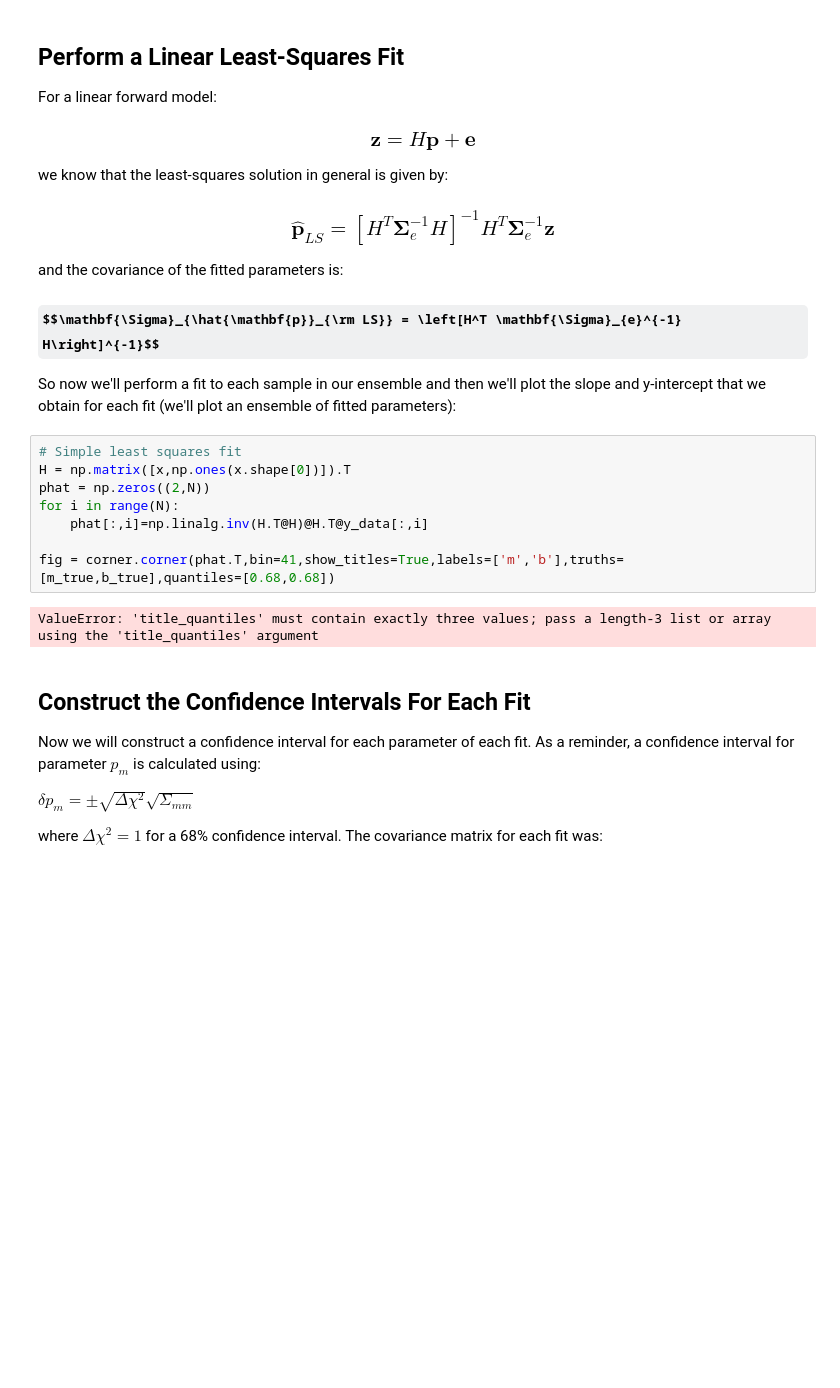
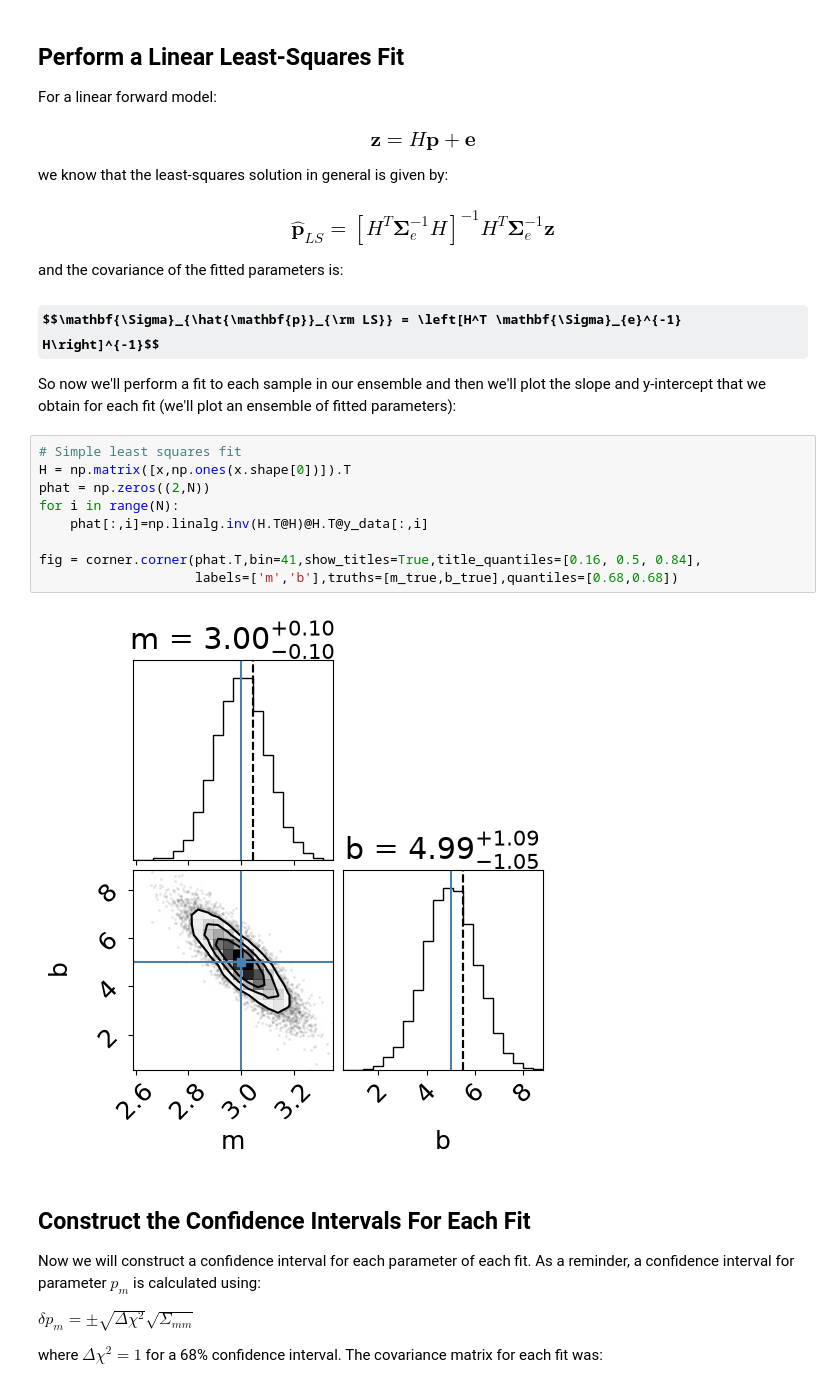
Before and after one commit to isrsummerschool/lecture_supplements_2026, a Jupyter notebook: data_analysis_and_fitting/summary_and_review/ConfidenceIntervalsInterpretation.ipynb, the cells around one changed output. Cells and saved outputs as stored; diff of their text form; some formulas as TeX source; blank space fills up the shorter version.

```diff
--- a/data_analysis_and_fitting/summary_and_review/ConfidenceIntervalsInterpretation.ipynb
+++ b/data_analysis_and_fitting/summary_and_review/ConfidenceIntervalsInterpretation.ipynb
@@ -85,13 +85,14 @@ So now we'll perform a fit to each sample in our ensemble and then we'll plot th
 # %%
 # Simple least squares fit
 H = np.matrix([x,np.ones(x.shape[0])]).T
 phat = np.zeros((2,N))
 for i in range(N):
     phat[:,i]=np.linalg.inv(H.T@H)@H.T@y_data[:,i]
 
-fig = corner.corner(phat.T,bin=41,show_titles=True,labels=['m','b'],truths=[m_true,b_true],quantiles=[0.68,0.68])
+fig = corner.corner(phat.T,bin=41,show_titles=True,title_quantiles=[0.16, 0.5, 0.84],
+                    labels=['m','b'],truths=[m_true,b_true],quantiles=[0.68,0.68])
 # %% [output]
-ValueError: 'title_quantiles' must contain exactly three values; pass a length-3 list or array using the 'title_quantiles' argument
+[figure, added]
 # %% [markdown]
 ## **Construct the Confidence Intervals For Each Fit**
 
```
Also changed, not shown: parts of 1 cell of this notebook, 1 other file.
